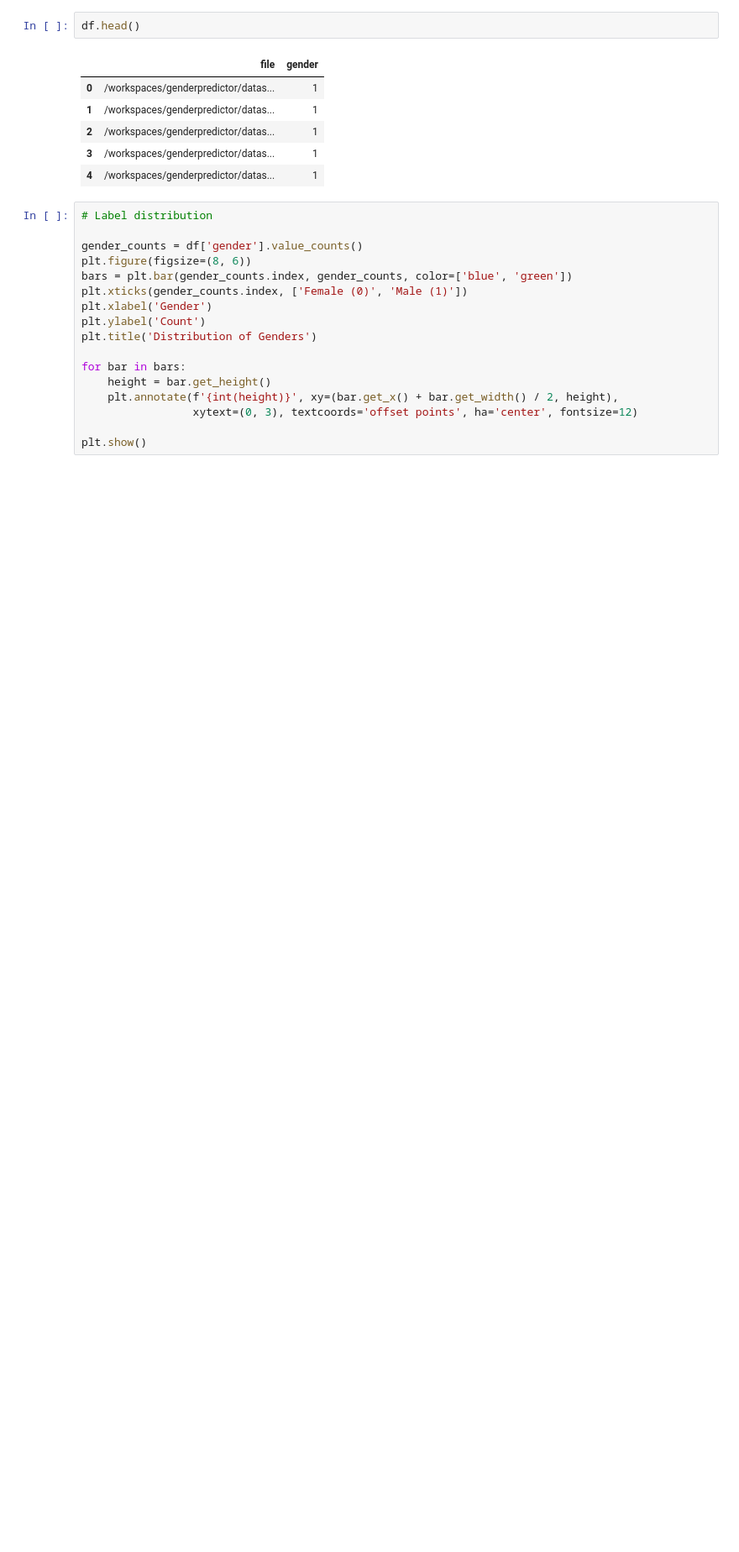
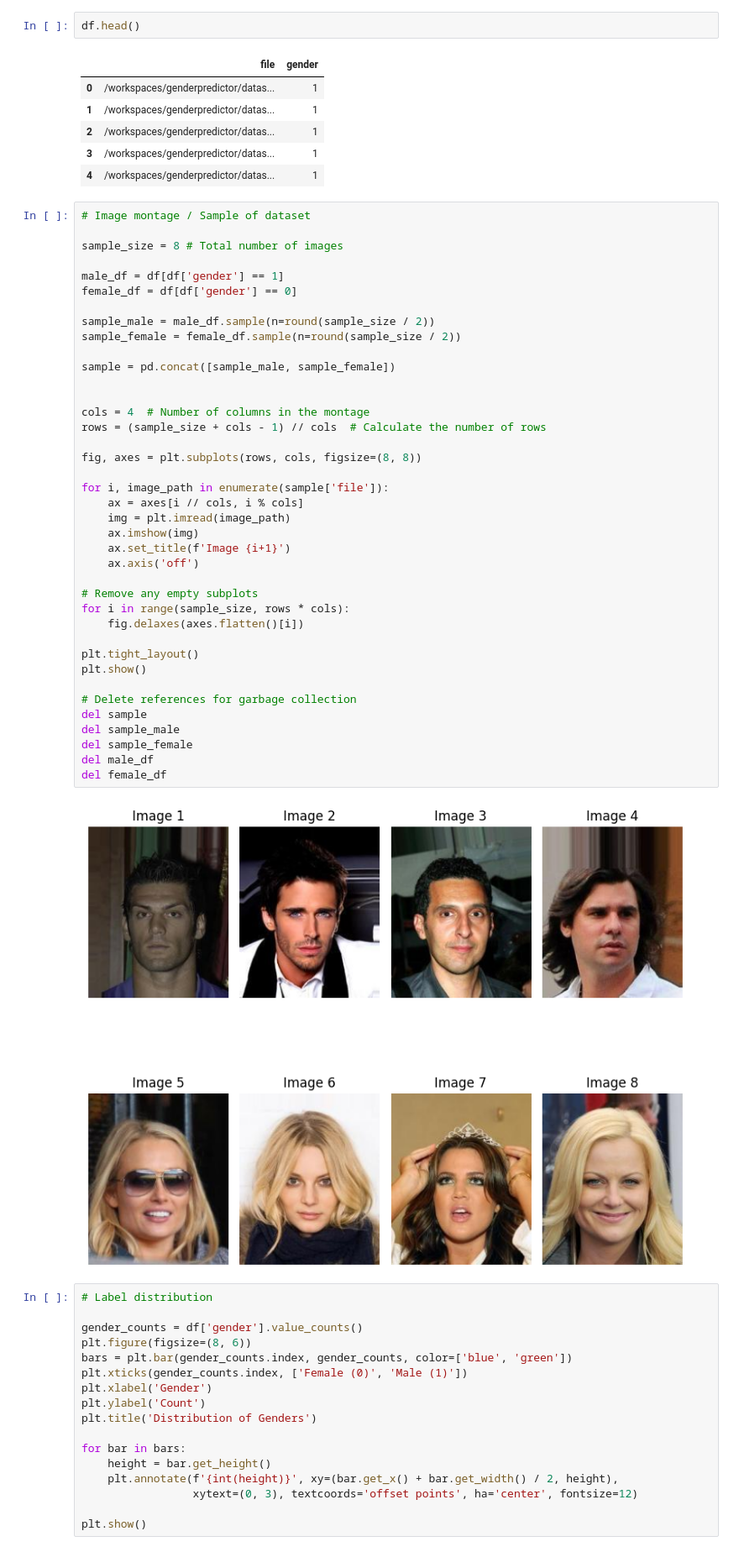
Before and after one commit to linx02/genderpredictor, a Jupyter notebook: DataUnderstanding.ipynb, the cells around one changed output. Shown: that part at 84% size. Saved outputs shown, nothing was run; the diff lists cells and outputs as text; blank space fills up the shorter version.

Commit message:
Show dataset sample in DataUnderstanding.ipynb

```diff
--- a/DataUnderstanding.ipynb
+++ b/DataUnderstanding.ipynb
@@ -39,6 +39,47 @@ df.head()
 | 2 | /workspaces/genderpredictor/datas... | 1 |
 | 3 | /workspaces/genderpredictor/datas... | 1 |
 | 4 | /workspaces/genderpredictor/datas... | 1 |
+# %%
+# Image montage / Sample of dataset
+
+sample_size = 8 # Total number of images
+
+male_df = df[df['gender'] == 1]
+female_df = df[df['gender'] == 0]
+
+sample_male = male_df.sample(n=round(sample_size / 2))
+sample_female = female_df.sample(n=round(sample_size / 2))
+
+sample = pd.concat([sample_male, sample_female])
+
+
+cols = 4  # Number of columns in the montage
+rows = (sample_size + cols - 1) // cols  # Calculate the number of rows
+
+fig, axes = plt.subplots(rows, cols, figsize=(8, 8))
+
+for i, image_path in enumerate(sample['file']):
+    ax = axes[i // cols, i % cols]
+    img = plt.imread(image_path)
+    ax.imshow(img)
+    ax.set_title(f'Image {i+1}')
+    ax.axis('off')
+
+# Remove any empty subplots
+for i in range(sample_size, rows * cols):
+    fig.delaxes(axes.flatten()[i])
+
+plt.tight_layout()
+plt.show()
+
+# Delete references for garbage collection
+del sample
+del sample_male
+del sample_female
+del male_df
+del female_df
+# %% [output]
+[figure, added]
 # %%
 # Label distribution
 
```
